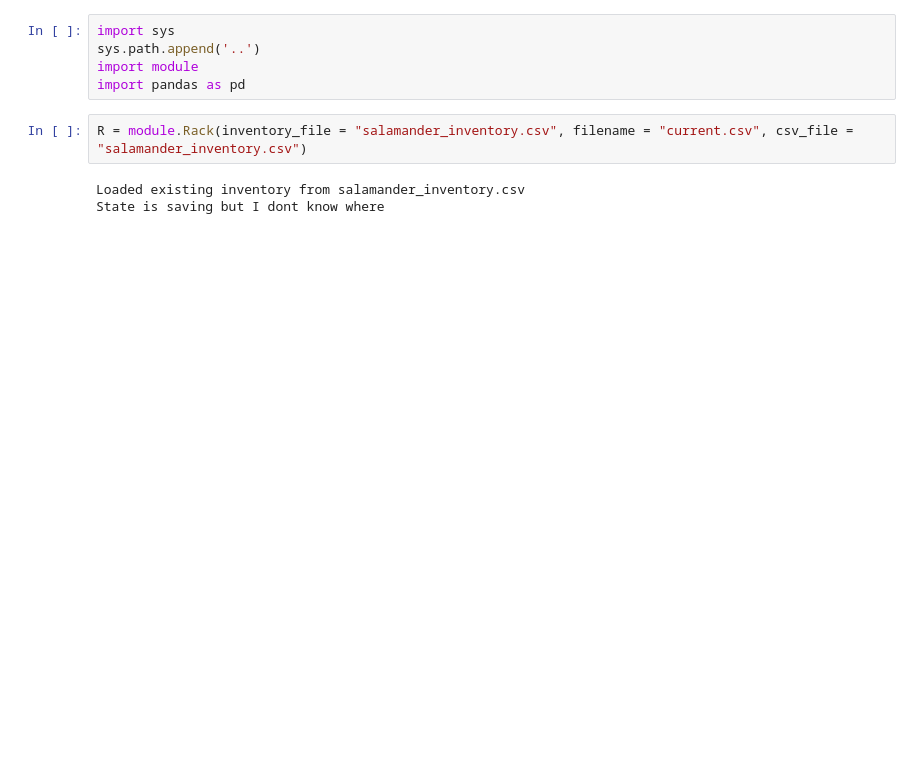
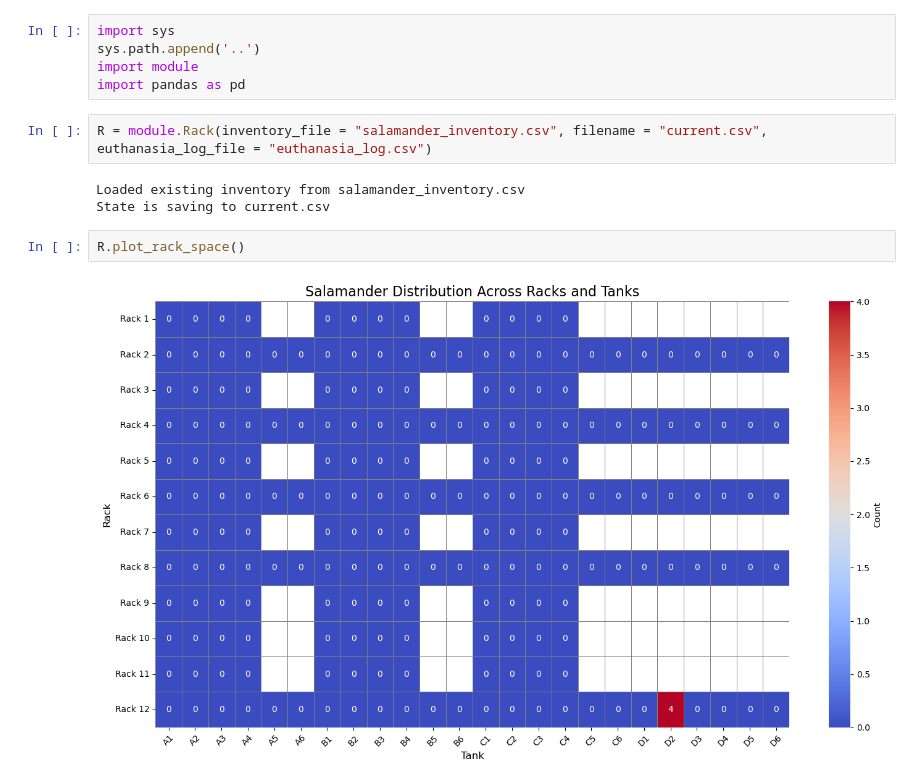
Before and after one commit to jamiewoych/pleuro-parser, a Jupyter notebook: pleuro_parser/notebooks/Testing.ipynb, the cells around one changed output. Cells and saved outputs as stored; diff of their text form; blank space fills up the shorter version.

```diff
--- a/pleuro_parser/notebooks/Testing.ipynb
+++ b/pleuro_parser/notebooks/Testing.ipynb
@@ -4,10 +4,14 @@ sys.path.append('..')
 import module
 import pandas as pd
 # %%
-R = module.Rack(inventory_file = "salamander_inventory.csv", filename = "current.csv", csv_file = "salamander_inventory.csv")
+R = module.Rack(inventory_file = "salamander_inventory.csv", filename = "current.csv", euthanasia_log_file = "euthanasia_log.csv")
 # %% [output]
 Loaded existing inventory from salamander_inventory.csv
-State is saving but I dont know where
+State is saving to current.csv
+# %%
+R.plot_rack_space()
+# %% [output]
+[figure, added]
 # %%
 R.inventory
 # %% [output]
```
Also changed, not shown: parts of 21 cells of this notebook, 7 other files.
